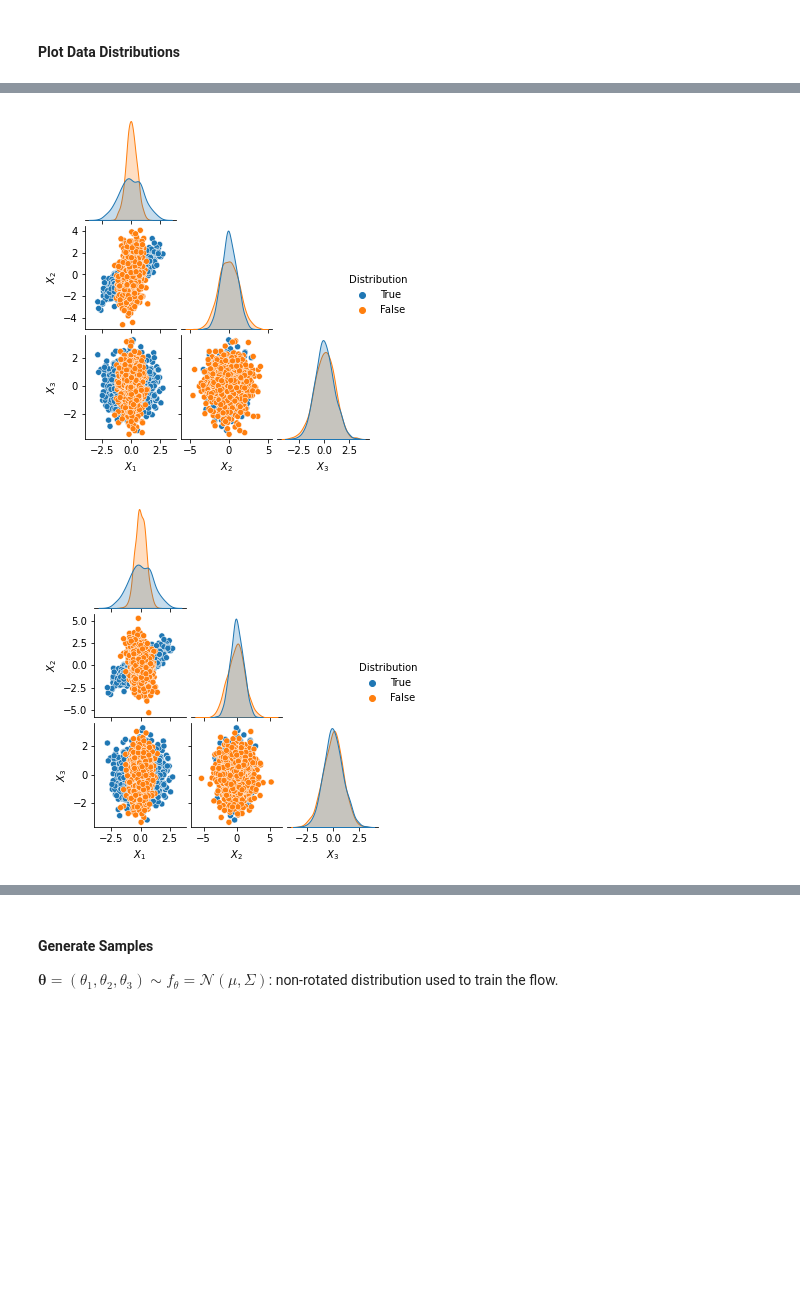
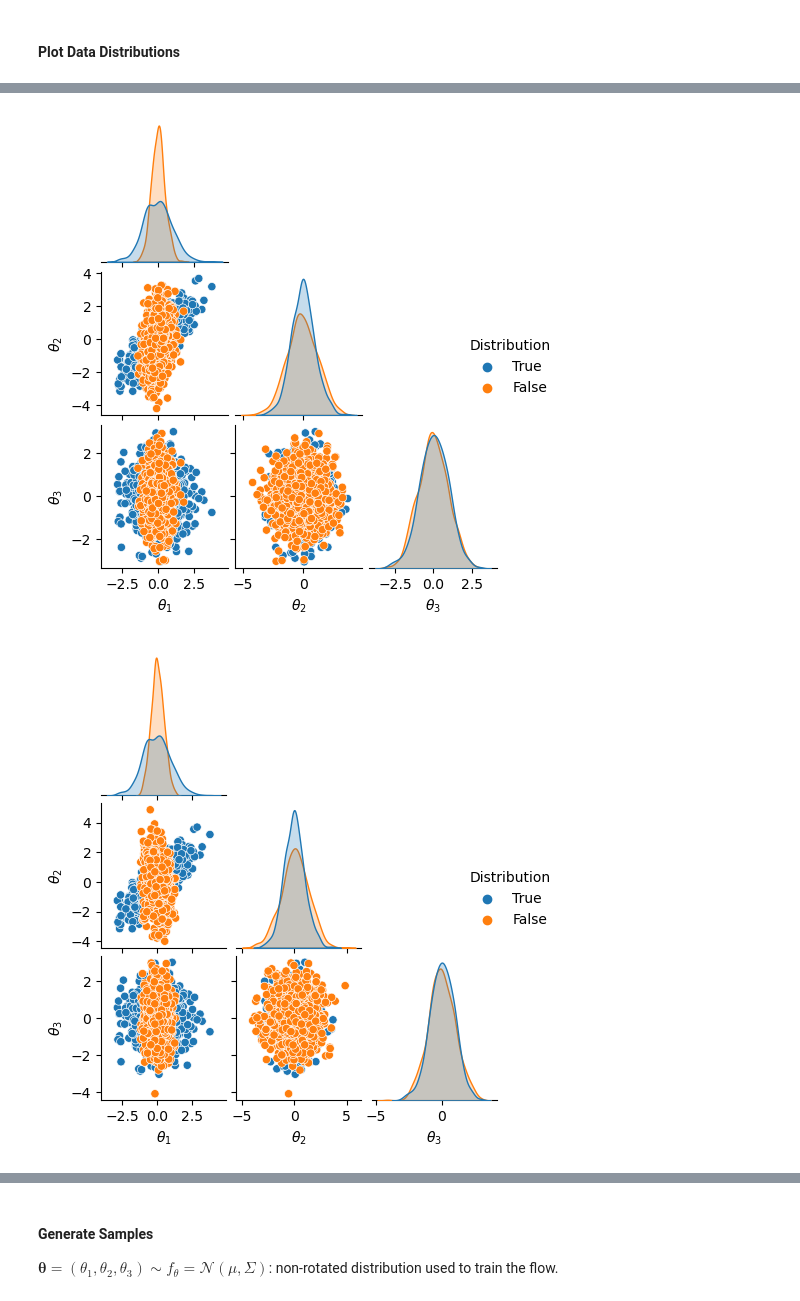
Before and after one commit to JuliaLinhart/valDiags_flows, a Jupyter notebook: MultiPIT_distributions_Toy.ipynb, the cells around one changed output, grey strips where cells are left out. Saved outputs shown, nothing was run; the diff lists cells and outputs as text; code cells hidden in the pictures; blank space fills up the shorter version.

```diff
--- a/MultiPIT_distributions_Toy.ipynb
+++ b/MultiPIT_distributions_Toy.ipynb
@@ -87,7 +87,7 @@ false_mvns_list = [
 # Plot distribution and PP-plots of the target distribution and the learned maf
 
 # Pairplot
-columns = [r"$X_1$", r"$X_2$", r"$X_3$"]
+columns = [r"$\theta_1$", r"$\theta_2$", r"$\theta_3$"]
 colors = ['blue', 'orange']
 
 n = 1_000
@@ -114,2 +114,2 @@ for i in range(len(angles)):
-[figure, old version]
+[figure, new version]
-[figure, old version]
+[figure, new version]
```
Also changed, not shown: parts of 11 cells of this notebook.
